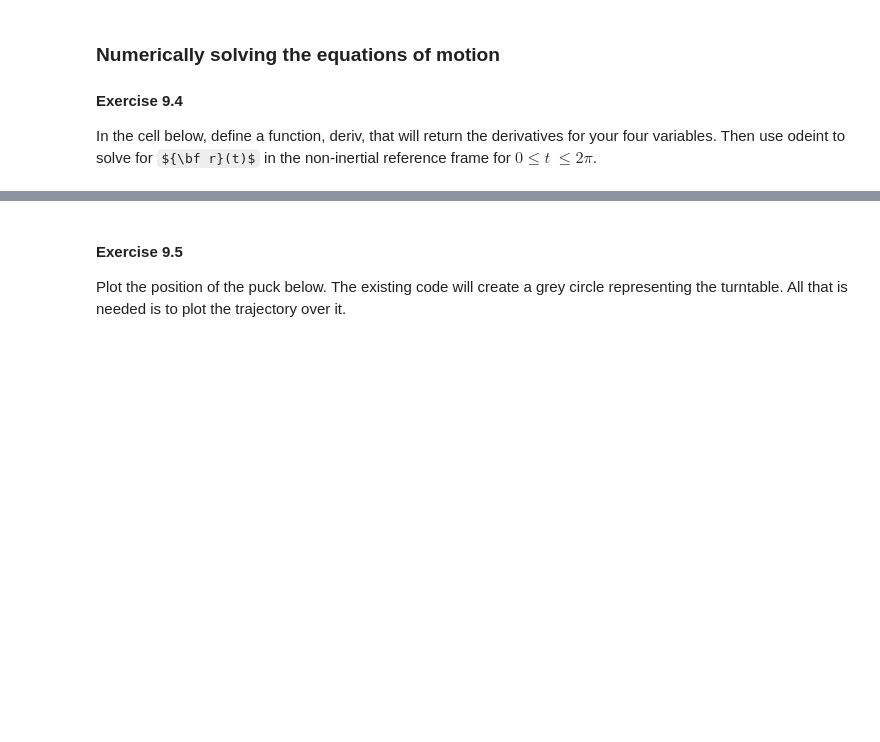
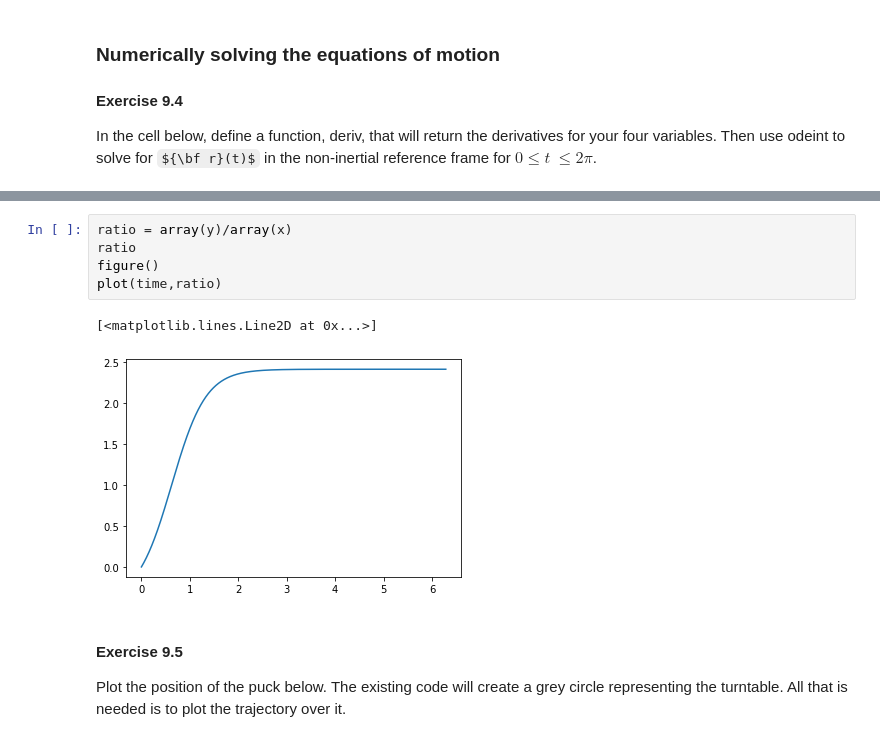
Before and after one commit to austinyu/Numerical-Simulation, a Jupyter notebook: Lab 9s Turntable.ipynb, the cells around one changed output, grey strips where cells are left out. Drawn from its saved outputs; the diff is of its cells as text; some formulas as TeX source; blank space fills up the shorter version.

```diff
--- a/Lab 9s Turntable.ipynb
+++ b/Lab 9s Turntable.ipynb
@@ -86,3 +83,11 @@ r = odeint(deriv,fInit,time)
+# %%
+ratio = array(y)/array(x)
+ratio
+figure()
+plot(time,ratio)
+# %% [output]
+[<matplotlib.lines.Line2D at 0x...>]
+[figure, added]
 # %% [markdown]
 #### Exercise 9.5
 Plot the position of the puck below. The existing code will create a grey circle representing the turntable. All that is needed is to plot the trajectory over it.
```
Also changed, not shown: parts of 1 cell of this notebook.
